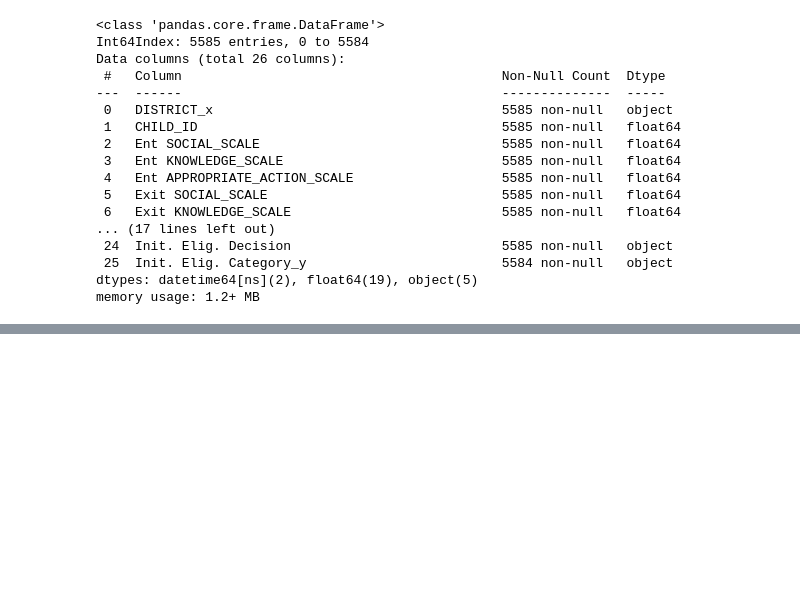
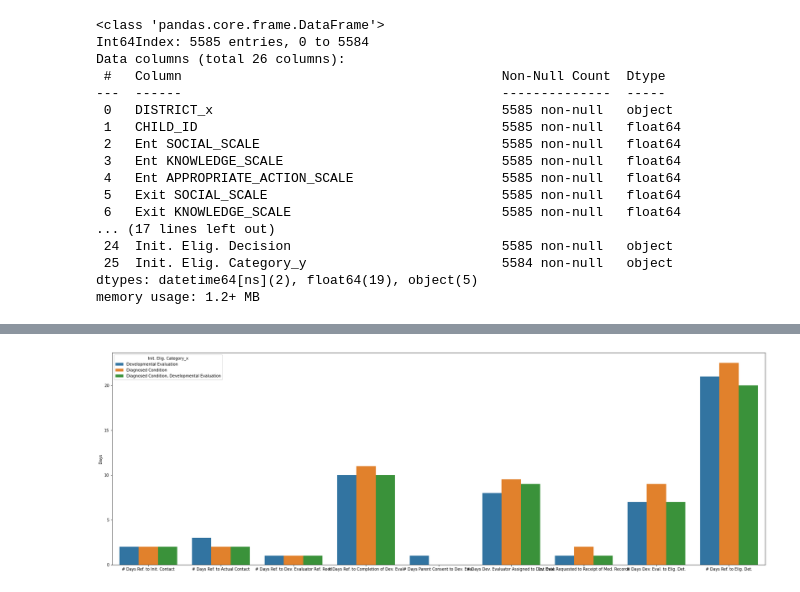
Before and after one commit to NSS-Data-Analytics-Cohort-7/didd-newbalancesonthebloc, a Jupyter notebook: Notebook/DIDD_partner_project.ipynb, the cells around one changed output, grey strips where cells are left out. Saved outputs shown, nothing was run; the diff lists cells and outputs as text; code cells hidden in the pictures; blank space fills up the shorter version.

```diff
--- a/Notebook/DIDD_partner_project.ipynb
+++ b/Notebook/DIDD_partner_project.ipynb
@@ -688,0 +506,6 @@ plt.title('Number of Children by Eligibility Category', fontsize = 16, weight =
+# %%
+fig, ax = plt.subplots(figsize=(30,10))
+ax = sns.barplot(x='Days Between', y='value', hue='Init. Elig. Category_x', data=all_merge_tidy)
+ax.set(xlabel = '',ylabel = 'Days');
+# %% [output]
+[figure, added]
```
Also changed, not shown: parts of 30 cells of this notebook.
